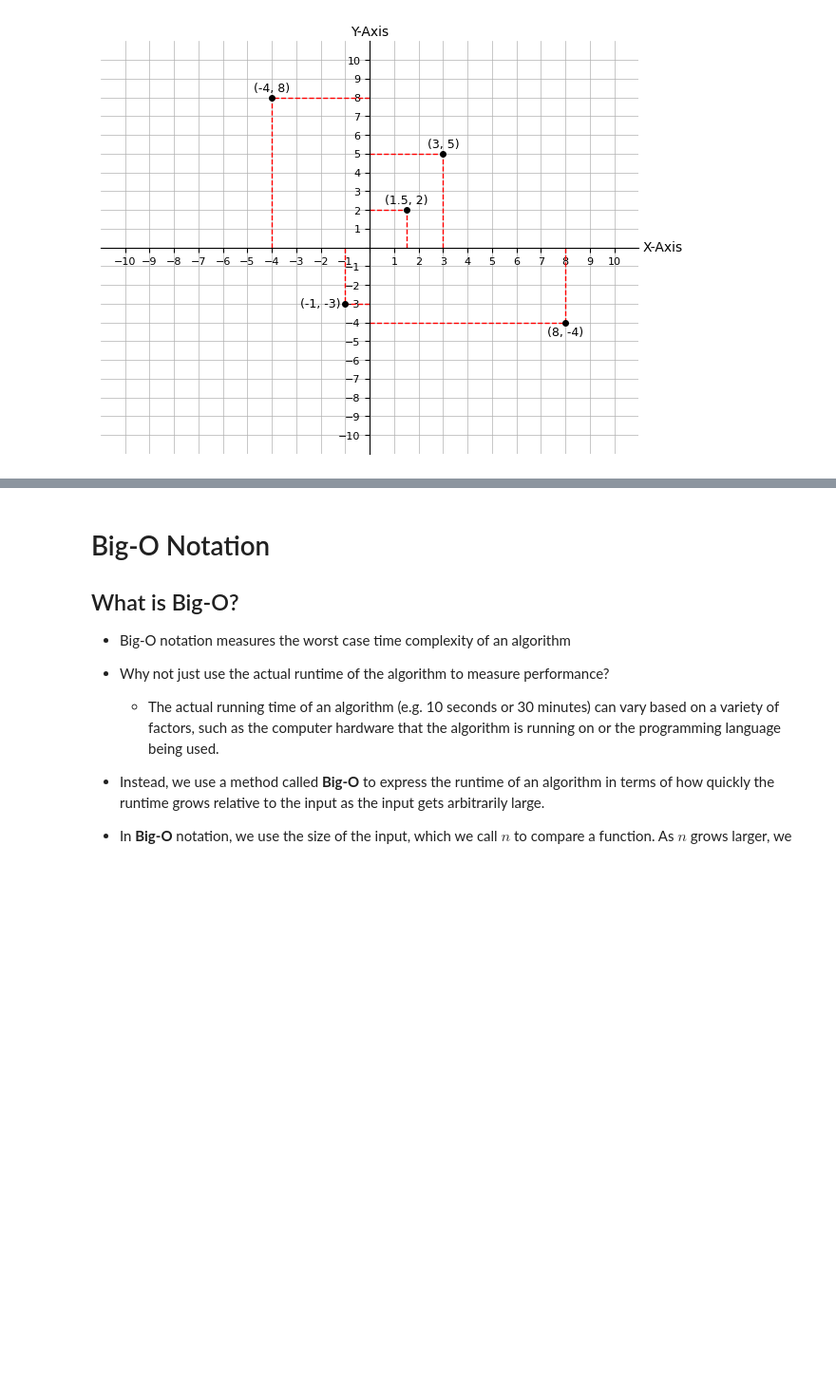
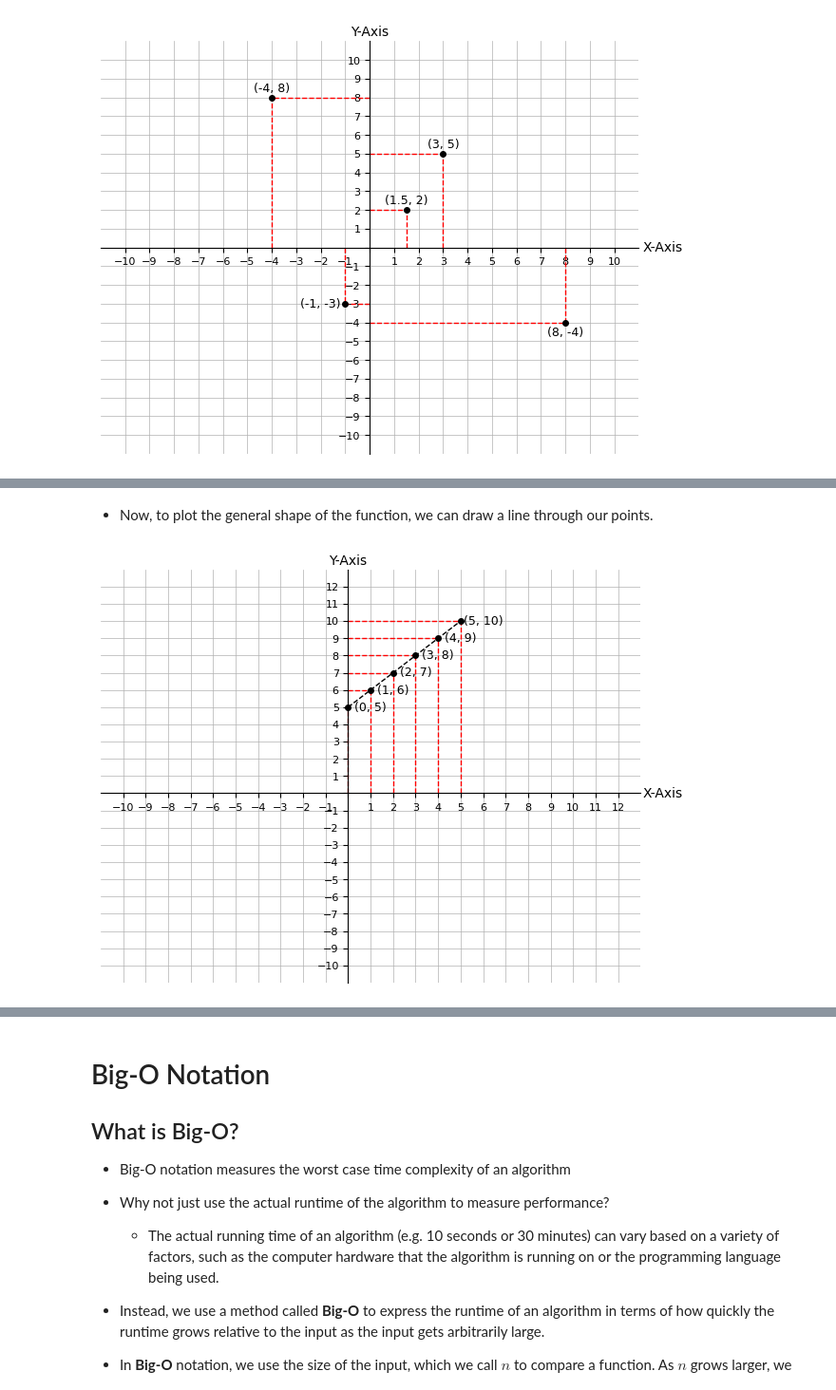
Before and after one commit to jdglaser/dsa-studying, a Jupyter notebook: big-o-notation.ipynb, the cells around one changed output, grey strips where cells are left out. Shown at 95% size. Cells and saved outputs as stored; diff of their text form; code cells hidden in the pictures; blank space fills up the shorter version.

```diff
--- a/big-o-notation.ipynb
+++ b/big-o-notation.ipynb
@@ -117,0 +144,14 @@ plt.show()
+# %% [markdown]
++ Now, to plot the general shape of the function, we can draw a line through our points.
+# %%
+fig, ax = get_cartesian_plane(max_val=12)
+
+for i in range(6):
+    plot_point(i, i+5, ax, "right")
+
+ax.add_line(Line2D(range(6), [i+5 for i in range(6)], color=(0, 0, 0), linestyle="--", linewidth=1))
+
+plt.tight_layout()
+plt.show()
+# %% [output]
+[figure, added]
```
Also changed, not shown: parts of 7 cells of this notebook.
